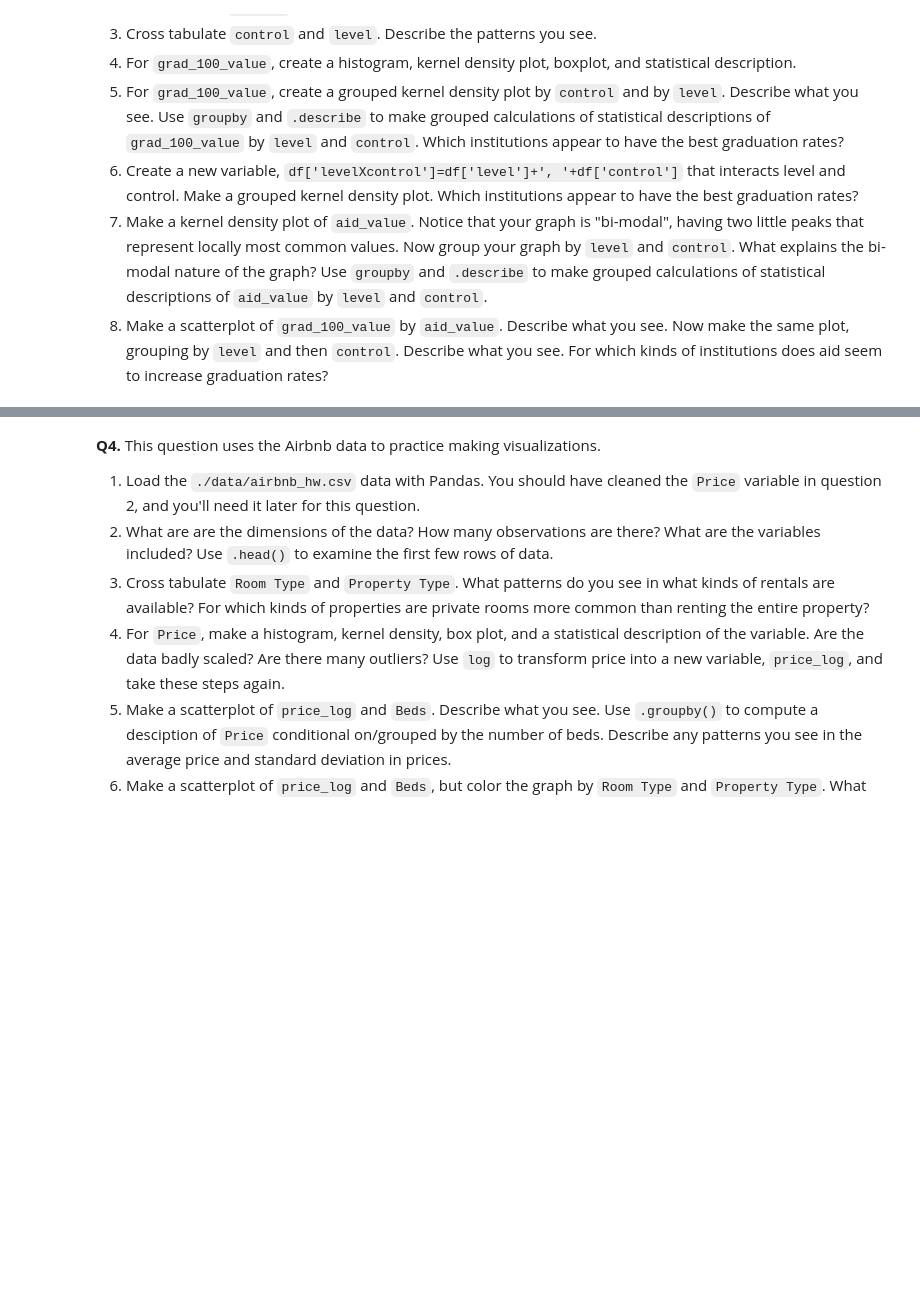
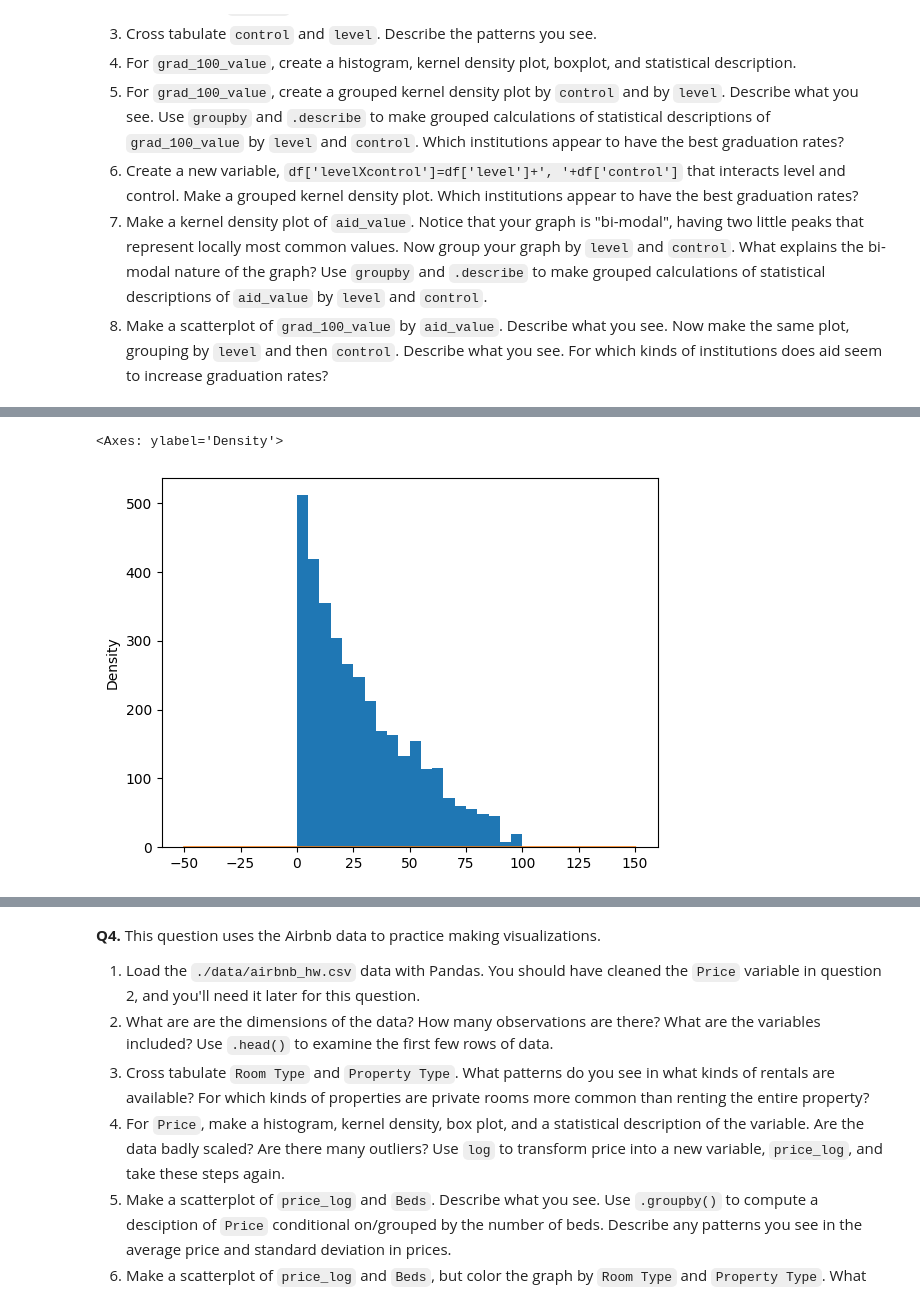
Before and after one commit to aniishap/assignment2, a Jupyter notebook: assignment2.ipynb, the cells around one changed output, grey strips where cells are left out. Cells and saved outputs as stored; diff of their text form; code cells hidden in the pictures; blank space fills up the shorter version.

```diff
--- a/assignment2.ipynb
+++ b/assignment2.ipynb
@@ -196,0 +203,6 @@ pd.crosstab(df['control'], df['level'], margins=True, margins_name="Total")
+# %%
+# 4
+df['grad_100_value'].hist(bins=20,grid=False)
+# %% [output]
+<Axes: ylabel='Density'>
+[figure, added]
```
Also changed, not shown: parts of 4 cells of this notebook.
